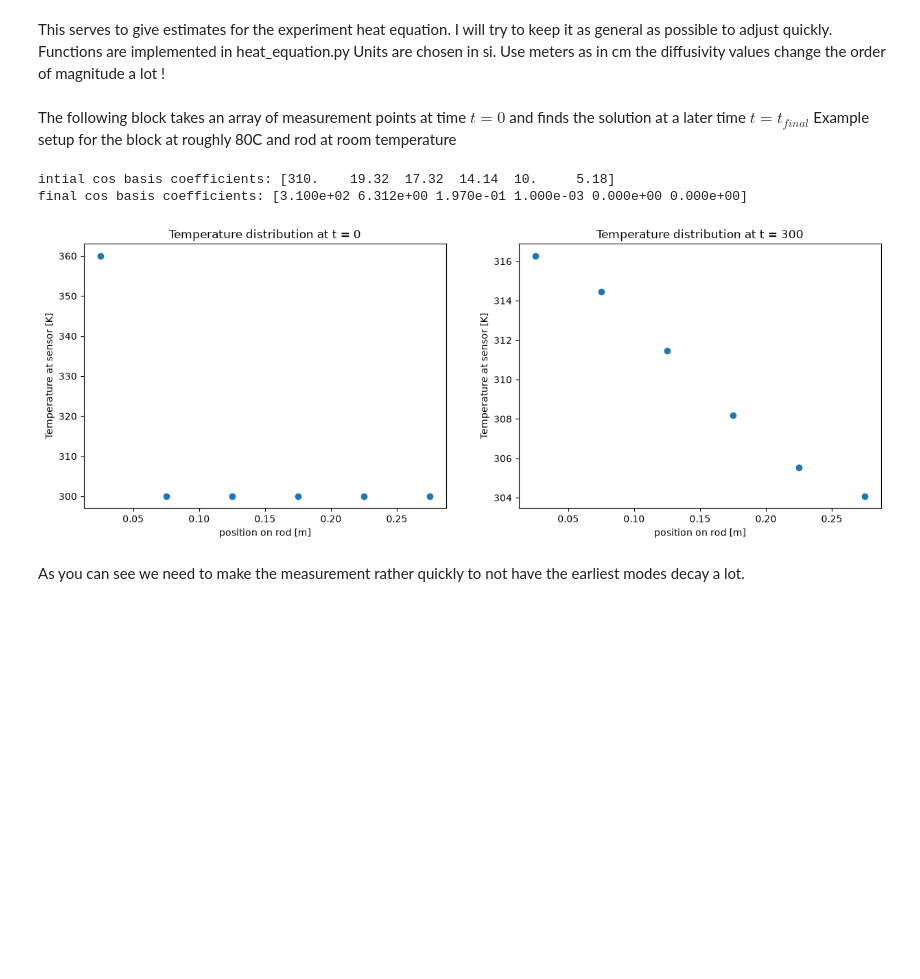
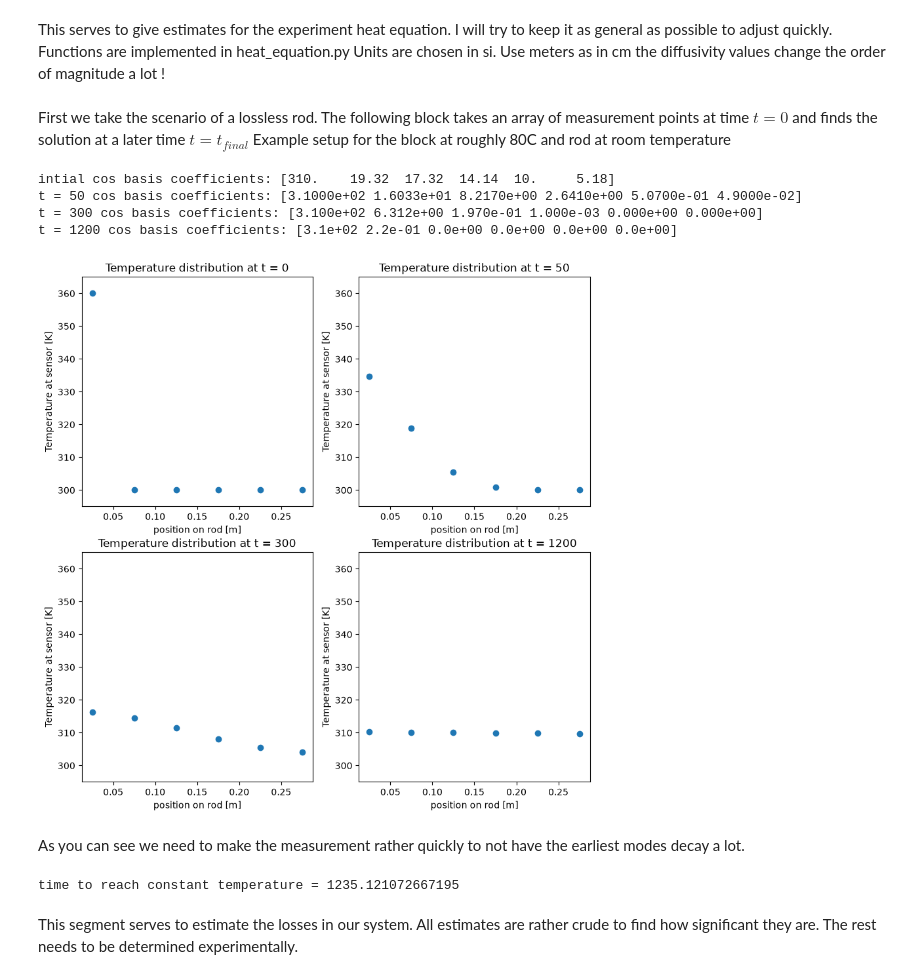
Before and after one commit to guntera384/P-project-based-physics-lab-, a Jupyter notebook: models/model_heat_equation.ipynb, the cells around one changed output. Drawn from its saved outputs; the diff is of its cells as text; code cells hidden in the pictures; blank space fills up the shorter version.

Commit message:
Improved example plot and added warming or air estimate

```diff
--- a/models/model_heat_equation.ipynb
+++ b/models/model_heat_equation.ipynb
@@ -7,35 +7,67 @@ import numpy as np
 import matplotlib.pyplot as plt
 from heat_equation import *
 # %% [markdown]
+First we take the scenario of a lossless rod.
 The following block takes an array of measurement points at time $t = 0$ and finds the solution at a later time $t = t_{final}$
 Example setup for the block at roughly 80C and rod at room temperature
 # %%
 #initial_state = [360, 300, 300, 300, 300, 300] #temperature values measured at nodes
 N = 6
 L = 0.3
+alpha = 0.34e-4 #conductivity of brass
 t_final = 300
 #coeffs = np.array([300, 20, 20, 20, 20, 20], dtype = float)
 T_initial = np.array([360, 300, 300, 300, 300, 300], dtype = float) #temperature values measured at nodes
 delta_x = L / N
 x = delta_x * np.arange(N) + (delta_x/2) #get a vector with the positions implemented
 coeffs = get_coeffs_cos_basis(T_initial, x)
-coeffs_prop = lossless_propagation_1D(coeffs, t_final) #propagate coeffs in time
+coeffs_50 = lossless_propagation_1D(coeffs, t = 50) #propagate coeffs in time
+coeffs_300 = lossless_propagation_1D(coeffs, t = 300) #propagate coeffs in time
+coeffs_1200 = lossless_propagation_1D(coeffs, t = 1200) #propagate coeffs in time
 print(f"intial cos basis coefficients: {np.round(coeffs, 2)}")
-print(f"final cos basis coefficients: {np.round(coeffs_prop, 3)}")
+print(f"t = 50 cos basis coefficients: {np.round(coeffs_50, 3)}")
+print(f"t = 300 cos basis coefficients: {np.round(coeffs_300, 3)}")
+print(f"t = 1200 cos basis coefficients: {np.round(coeffs_1200, 3)}")
 
-fig, ax = plt.subplots(1, 2, figsize = (15, 5))
-ax[0].scatter(x, T_initial)
-ax[0].set_xlabel("position on rod [m]")
-ax[0].set_ylabel("Temperature at sensor [K]")
-ax[0].set_title(f"Temperature distribution at t = {0}")
-ax[1].scatter(x, evaluate_cosine_sum(coeffs_prop, x, L = L))
-ax[1].set_xlabel("position on rod [m]")
-ax[1].set_ylabel("Temperature at sensor [K]")
-ax[1].set_title(f"Temperature distribution at t = {t_final}")
+fig, ax = plt.subplots(2, 2, figsize = (10, 10))
+ax[0,0].scatter(x, T_initial)
+ax[0,0].set(ylim = (295, 365))
+ax[0,0].set_xlabel("position on rod [m]")
+ax[0,0].set_ylabel("Temperature at sensor [K]")
+ax[0,0].set_title(f"Temperature distribution at t = {0}")
+
+ax[0,1].scatter(x, evaluate_cosine_sum(coeffs_50, x, L = L))
+ax[0,1].set(ylim = (295, 365))
+ax[0,1].set_xlabel("position on rod [m]")
+ax[0,1].set_ylabel("Temperature at sensor [K]")
+ax[0,1].set_title(f"Temperature distribution at t = {50}")
+
+ax[1,0].scatter(x, evaluate_cosine_sum(coeffs_300, x, L = L))
+ax[1,0].set(ylim = (295, 365))
+ax[1,0].set_xlabel("position on rod [m]")
+ax[1,0].set_ylabel("Temperature at sensor [K]")
+ax[1,0].set_title(f"Temperature distribution at t = {300}")
+
+ax[1,1].scatter(x, evaluate_cosine_sum(coeffs_1200, x, L = L))
+ax[1,1].set(ylim = (295, 365))
+ax[1,1].set_xlabel("position on rod [m]")
+ax[1,1].set_ylabel("Temperature at sensor [K]")
+ax[1,1].set_title(f"Temperature distribution at t = {1200}")
 plt.show()
 # %% [output]
 intial cos basis coefficients: [310.    19.32  17.32  14.14  10.     5.18]
-final cos basis coefficients: [3.100e+02 6.312e+00 1.970e-01 1.000e-03 0.000e+00 0.000e+00]
+t = 50 cos basis coefficients: [3.1000e+02 1.6033e+01 8.2170e+00 2.6410e+00 5.0700e-01 4.9000e-02]
+t = 300 cos basis coefficients: [3.100e+02 6.312e+00 1.970e-01 1.000e-03 0.000e+00 0.000e+00]
+t = 1200 cos basis coefficients: [3.1e+02 2.2e-01 0.0e+00 0.0e+00 0.0e+00 0.0e+00]
-[figure, old version]
+[figure, new version]
 # %% [markdown]
 As you can see we need to make the measurement rather quickly to not have the earliest modes decay a lot.
+# %%
+#time for system to relax to constant temperature distribution
+r_tol = 0.01
+relaxation_time = -(L/pi)**2 /alpha * np.log(r_tol)
+print(f"time to reach constant temperature = {relaxation_time}")
+# %% [output]
+time to reach constant temperature = 1235.121072667195
+# %% [markdown]
+This segment serves to estimate the losses in our system. All estimates are rather crude to find how significant they are. The rest needs to be determined experimentally.
```
Also changed, not shown: parts of 1 cell of this notebook.
